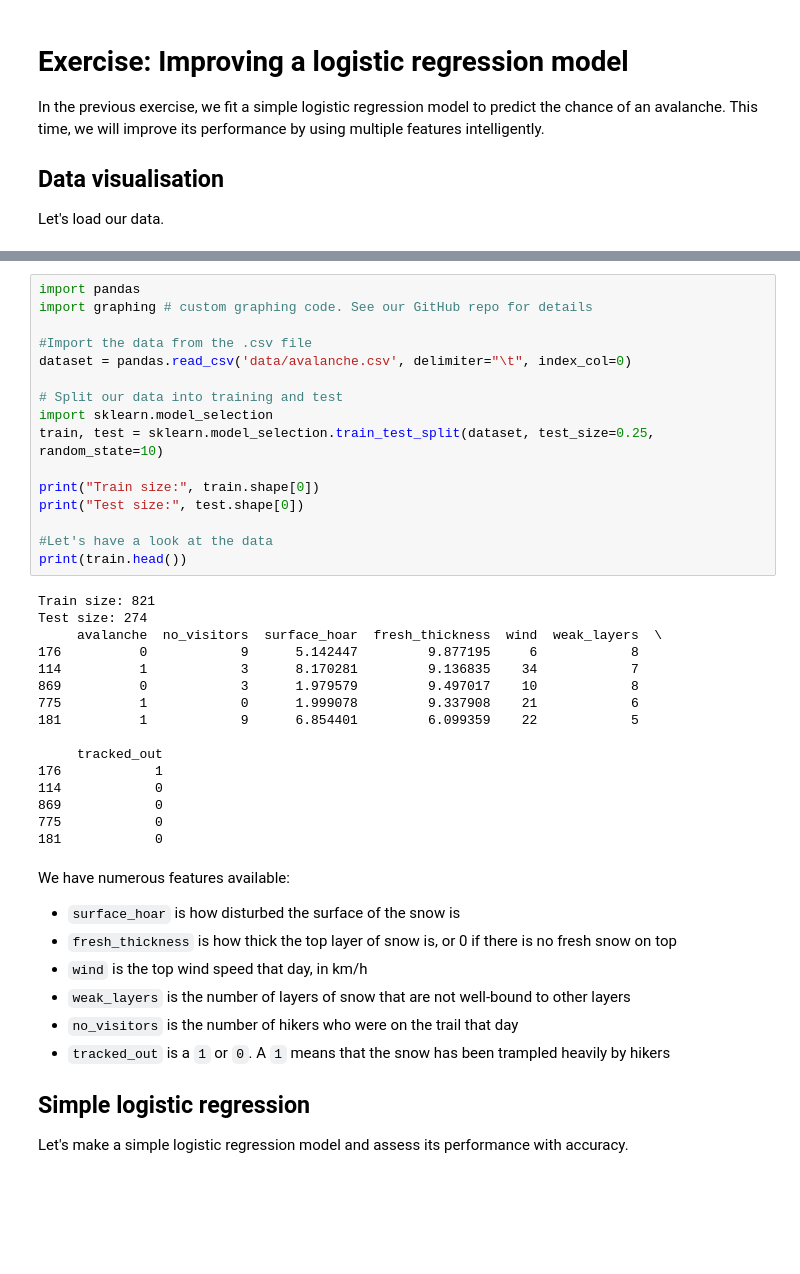
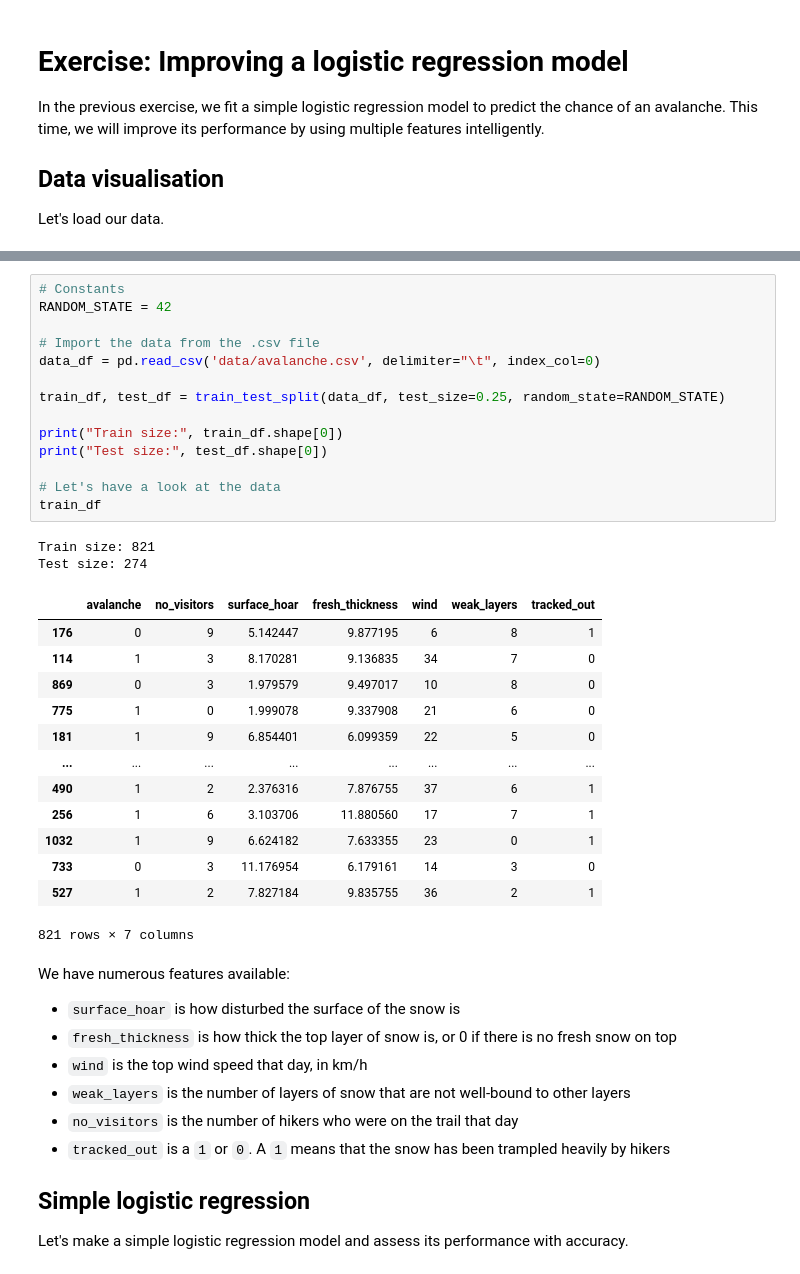
Before and after one commit to iliyaML/ms-machine-learning, a Jupyter notebook: classification/2a7_Improving_a_Logistic_Regression_Model.ipynb, the cells around one changed output, grey strips where cells are left out. Drawn from its saved outputs; the diff is of its cells as text; blank space fills up the shorter version.

```diff
--- a/classification/2a7_Improving_a_Logistic_Regression_Model.ipynb
+++ b/classification/2a7_Improving_a_Logistic_Regression_Model.ipynb
@@ -30,35 +21,33 @@ Saving to: 'data/avalanche.csv'
 # %%
-import pandas
-import graphing # custom graphing code. See our GitHub repo for details
+# Constants
+RANDOM_STATE = 42
 
-#Import the data from the .csv file
-dataset = pandas.read_csv('data/avalanche.csv', delimiter="\t", index_col=0)
+# Import the data from the .csv file
+data_df = pd.read_csv('data/avalanche.csv', delimiter="\t", index_col=0)
 
-# Split our data into training and test
-import sklearn.model_selection
-train, test = sklearn.model_selection.train_test_split(dataset, test_size=0.25, random_state=10)
+train_df, test_df = train_test_split(data_df, test_size=0.25, random_state=RANDOM_STATE)
 
-print("Train size:", train.shape[0])
-print("Test size:", test.shape[0])
+print("Train size:", train_df.shape[0])
+print("Test size:", test_df.shape[0])
 
-#Let's have a look at the data
-print(train.head())
+# Let's have a look at the data
+train_df
 # %% [output]
 Train size: 821
 Test size: 274
-     avalanche  no_visitors  surface_hoar  fresh_thickness  wind  weak_layers  \
-176          0            9      5.142447         9.877195     6            8
-114          1            3      8.170281         9.136835    34            7
-869          0            3      1.979579         9.497017    10            8
-775          1            0      1.999078         9.337908    21            6
-181          1            9      6.854401         6.099359    22            5
-
-     tracked_out
-176            1
-114            0
-869            0
-775            0
-181            0
+|  | avalanche | no_visitors | surface_hoar | fresh_thickness | wind | weak_layers | tracked_out |
+| 176 | 0 | 9 | 5.142447 | 9.877195 | 6 | 8 | 1 |
+| 114 | 1 | 3 | 8.170281 | 9.136835 | 34 | 7 | 0 |
+| 869 | 0 | 3 | 1.979579 | 9.497017 | 10 | 8 | 0 |
+| 775 | 1 | 0 | 1.999078 | 9.337908 | 21 | 6 | 0 |
+| 181 | 1 | 9 | 6.854401 | 6.099359 | 22 | 5 | 0 |
+| ... | ... | ... | ... | ... | ... | ... | ... |
+| 490 | 1 | 2 | 2.376316 | 7.876755 | 37 | 6 | 1 |
+| 256 | 1 | 6 | 3.103706 | 11.880560 | 17 | 7 | 1 |
+| 1032 | 1 | 9 | 6.624182 | 7.633355 | 23 | 0 | 1 |
+| 733 | 0 | 3 | 11.176954 | 6.179161 | 14 | 3 | 0 |
+| 527 | 1 | 2 | 7.827184 | 9.835755 | 36 | 2 | 1 |
+821 rows × 7 columns
 # %% [markdown]
 We have numerous features available:
 
```
Also changed, not shown: parts of 11 cells of this notebook, 2 other files.
